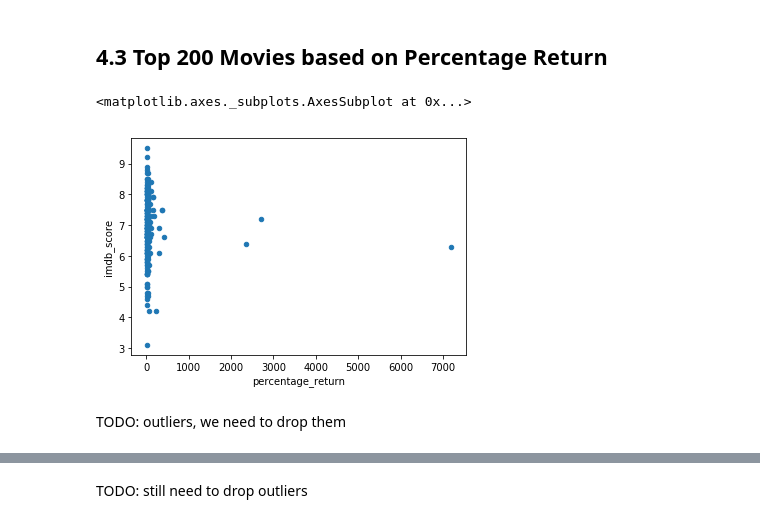
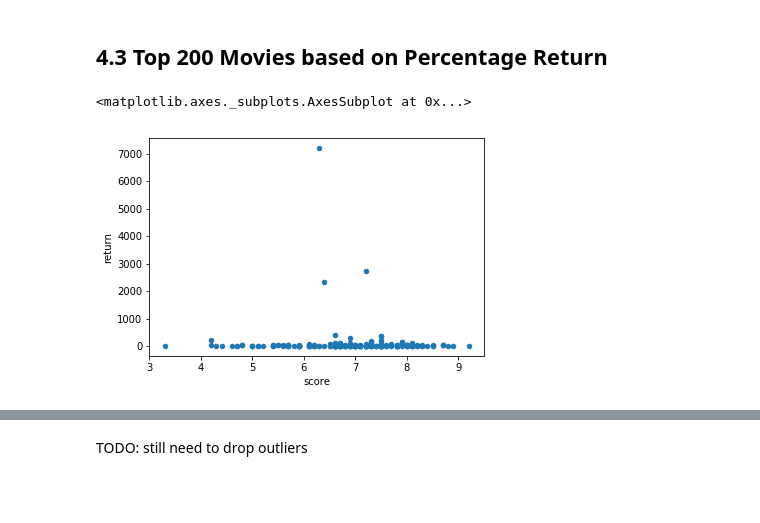
Before and after one commit to wensu425/Cogs108_Movie_Prediction, a Jupyter notebook: Movie_prediction.ipynb, the cells around one changed output, grey strips where cells are left out. Drawn from its saved outputs; the diff is of its cells as text; code cells hidden in the pictures; blank space fills up the shorter version.

Commit message:
drop outliar + 4.11

```diff
--- a/Movie_prediction.ipynb
+++ b/Movie_prediction.ipynb
@@ -516,10 +516,13 @@ TODO: Summery over 4.2
 # %%
 Top_200_percentage_return = data[data.index.isin(data['percentage_return']\
                                                 .sort_values(ascending = False)[0:200].index)]
+# %%
+score = Top_200_percentage_return['imdb_score']
+retur = Top_200_percentage_return['percentage_return']
+frame = { 'score': score, 'return': retur }
+score_vs_return_df = pd.DataFrame(frame)
 # %%
-Top_200_percentage_return.plot.scatter(x = 'percentage_return', y = 'imdb_score')
+score_vs_return_df.plot.scatter(x ='score', y = 'return')
 # %% [output]
 <matplotlib.axes._subplots.AxesSubplot at 0x...>
-[figure, old version]
+[figure, new version]
-# %% [markdown]
-TODO: outliers, we need to drop them
```
Also changed, not shown: parts of 25 cells of this notebook.
